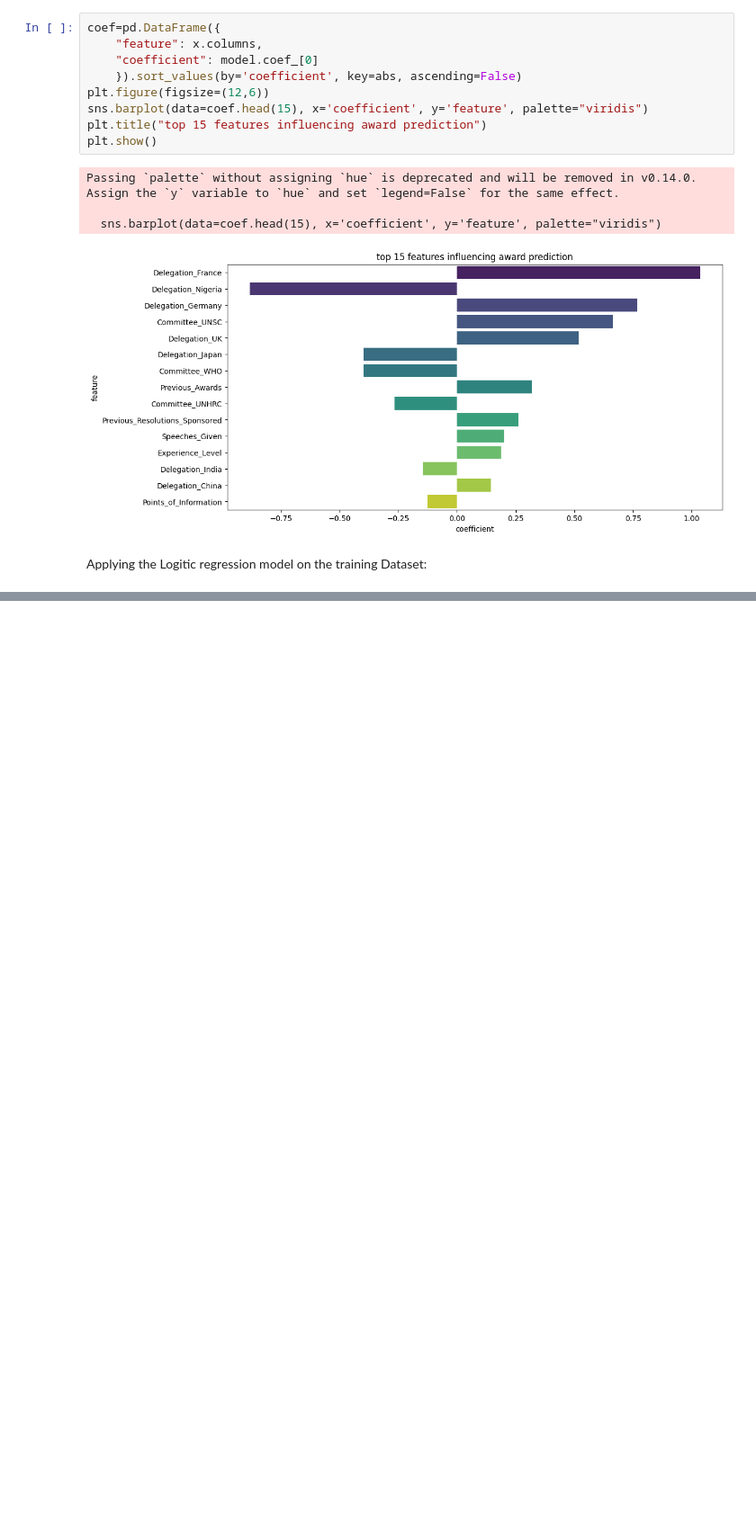
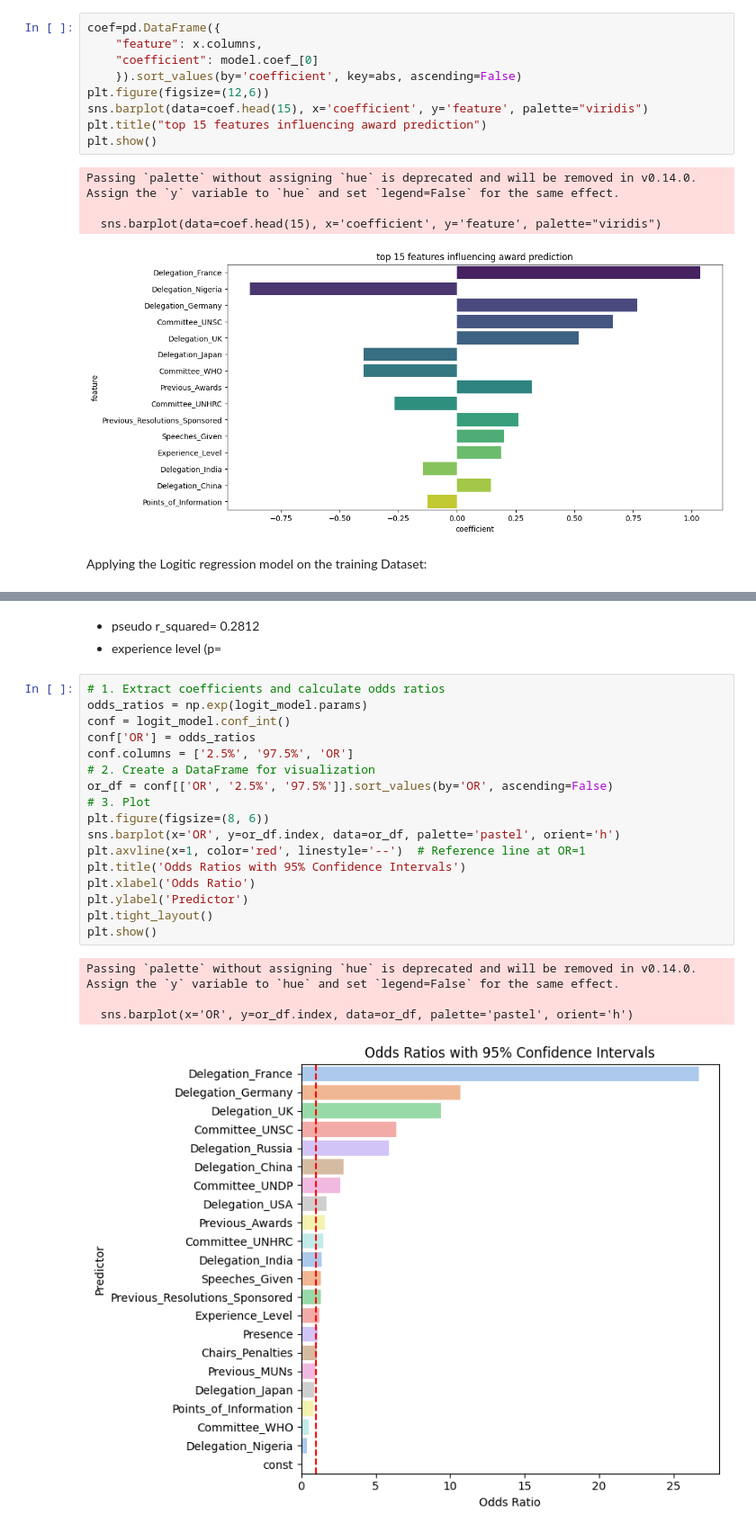
Before and after one commit to Yassmine-Yazidi-573/MUN-winner-Predictor, a Jupyter notebook: MUN_Analysis.ipynb, the cells around one changed output, grey strips where cells are left out. Shown: that part at 90% size. Cells and saved outputs as stored; diff of their text form; blank space fills up the shorter version.

```diff
--- a/MUN_Analysis.ipynb
+++ b/MUN_Analysis.ipynb
@@ -230,3 +238,30 @@ Delegation_Russia                  1.7695      2.039      0.868      0.386
 Delegation_UK                      2.2363      1.454      1.538      0.124      -0.614       5.086
 Delegation_USA                     0.5192      1.258      0.413      0.680      -1.947       2.985
 ==================================================================================================
+# %% [markdown]
+
+
+*   pseudo r_squared= 0.2812
+*   experience level (p=
+# %%
+# 1. Extract coefficients and calculate odds ratios
+odds_ratios = np.exp(logit_model.params)
+conf = logit_model.conf_int()
+conf['OR'] = odds_ratios
+conf.columns = ['2.5%', '97.5%', 'OR']
+# 2. Create a DataFrame for visualization
+or_df = conf[['OR', '2.5%', '97.5%']].sort_values(by='OR', ascending=False)
+# 3. Plot
+plt.figure(figsize=(8, 6))
+sns.barplot(x='OR', y=or_df.index, data=or_df, palette='pastel', orient='h')
+plt.axvline(x=1, color='red', linestyle='--')  # Reference line at OR=1
+plt.title('Odds Ratios with 95% Confidence Intervals')
+plt.xlabel('Odds Ratio')
+plt.ylabel('Predictor')
+plt.tight_layout()
+plt.show()
+# %% [output]
+Passing `palette` without assigning `hue` is deprecated and will be removed in v0.14.0. Assign the `y` variable to `hue` and set `legend=False` for the same effect.
+
+  sns.barplot(x='OR', y=or_df.index, data=or_df, palette='pastel', orient='h')
+[figure, added]
```
Also changed, not shown: parts of 2 cells of this notebook.
